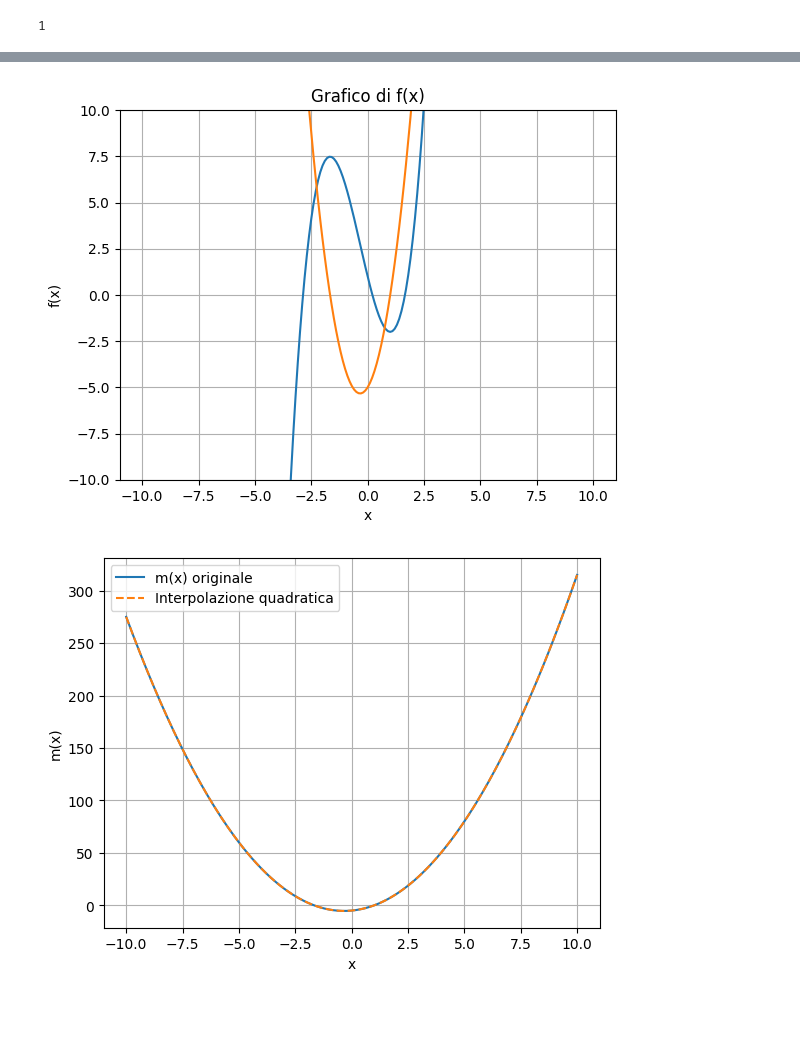
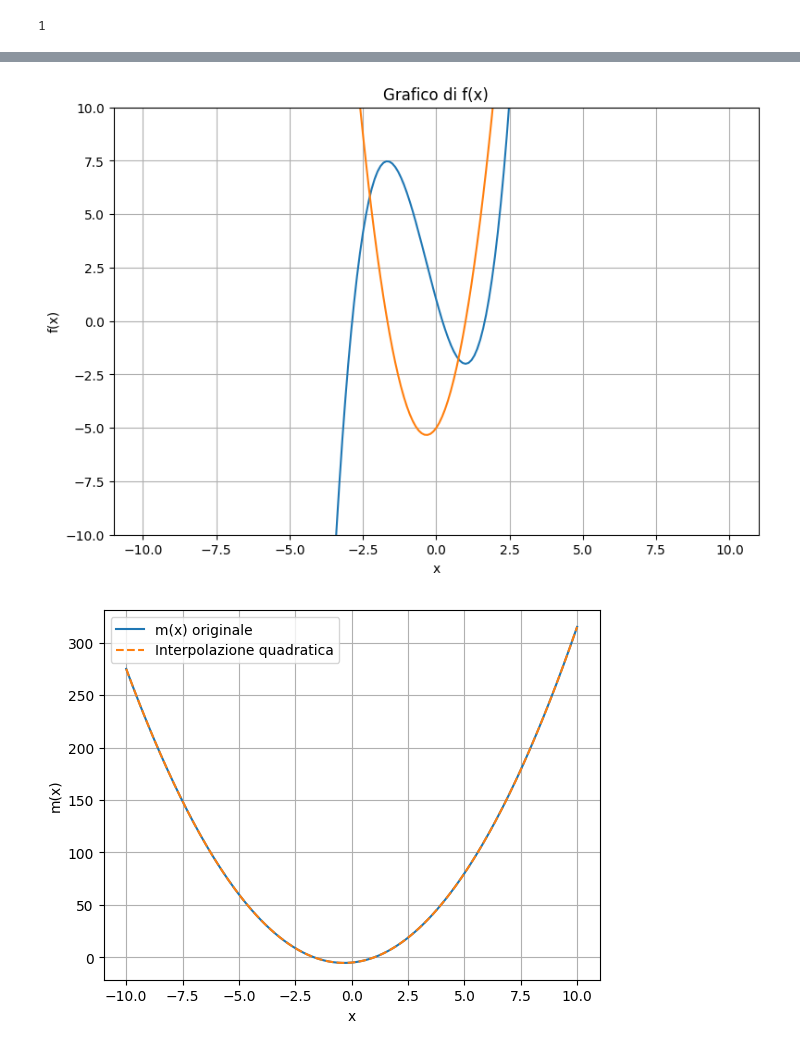
Before and after one commit to reto-ssst/2025-prova, a Jupyter notebook: pendenza.ipynb, the cells around one changed output, grey strips where cells are left out. Drawn from its saved outputs; the diff is of its cells as text; code cells hidden in the pictures; blank space fills up the shorter version.

```diff
--- a/pendenza.ipynb
+++ b/pendenza.ipynb
@@ -52,16 +53,17 @@ def m(x):
     dx=1e-6
     return((f(x+dx)-f(x))/dx)
 # %%
+plt.figure(figsize=(9, 6))
 plt.plot(x, f(x))
 plt.plot(x, m(x))
 plt.xlabel('x')
 plt.ylabel('f(x)')
 plt.title('Grafico di f(x)')
 plt.grid(True)
 plt.ylim(-10, 10)
 plt.show()
 # %% [output]
-[figure, old version]
+[figure, new version]
 # %%
 from scipy.interpolate import interp1d
 
```
Also changed, not shown: parts of 1 cell of this notebook.
